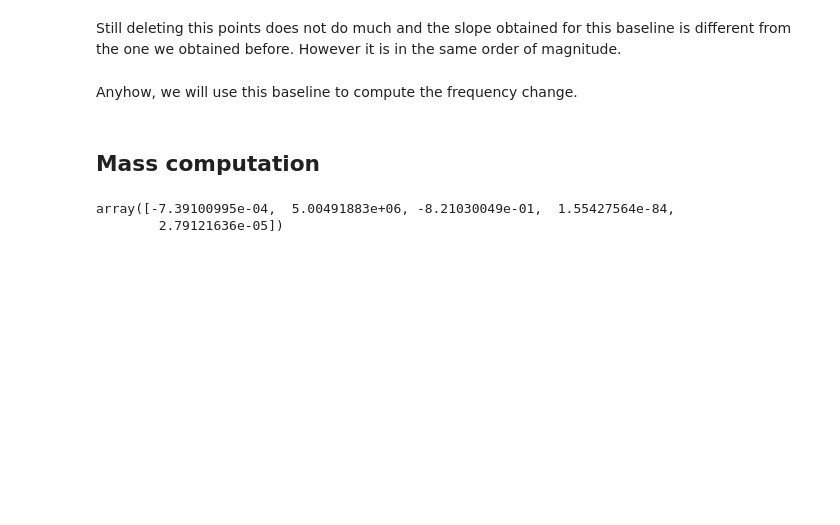
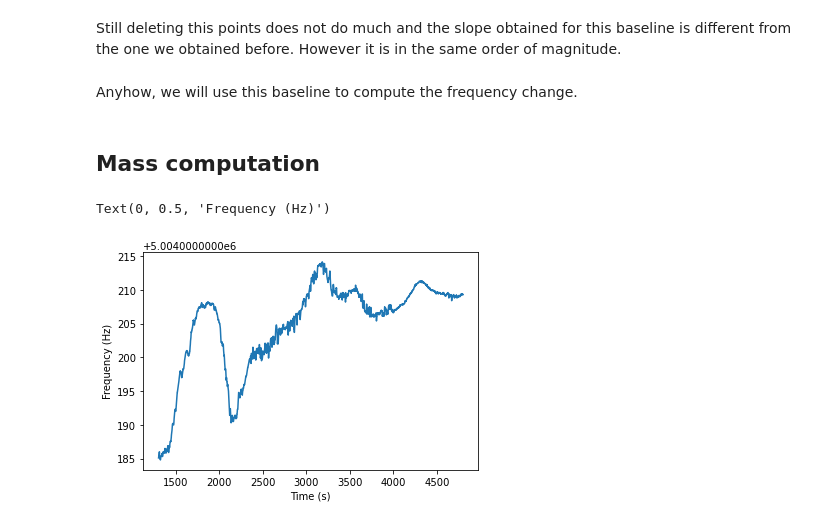
Before and after one commit to Nereumobu/advanced_lab_master, a Jupyter notebook: Ma_17/Task2_monolayer.ipynb, the cells around one changed output. Saved outputs shown, nothing was run; the diff lists cells and outputs as text; code cells hidden in the pictures; blank space fills up the shorter version.

```diff
--- a/Ma_17/Task2_monolayer.ipynb
+++ b/Ma_17/Task2_monolayer.ipynb
@@ -152,5 +153,0 @@ f_0=np.load("results/task1/regression_air.npy")
-# %%
-f_0
-# %% [output]
-array([-7.39100995e-04,  5.00491883e+06, -8.21030049e-01,  1.55427564e-84,
-        2.79121636e-05])
@@ -158,0 +156,10 @@ mass
+# %%
+#We slice the array by eyeballing
+selection_MUA=[time>=1300 and time<=4800 for time in time]
+time_MUA=time[selection_MUA]
+freq_MUA=frequency[selection_MUA]
+plt.plot(time_MUA, freq_MUA)
+plt.xlabel("Time (s)"); plt.ylabel("Frequency (Hz)")
+# %% [output]
+Text(0, 0.5, 'Frequency (Hz)')
+[figure, added]
```
Also changed, not shown: parts of 5 cells of this notebook.
